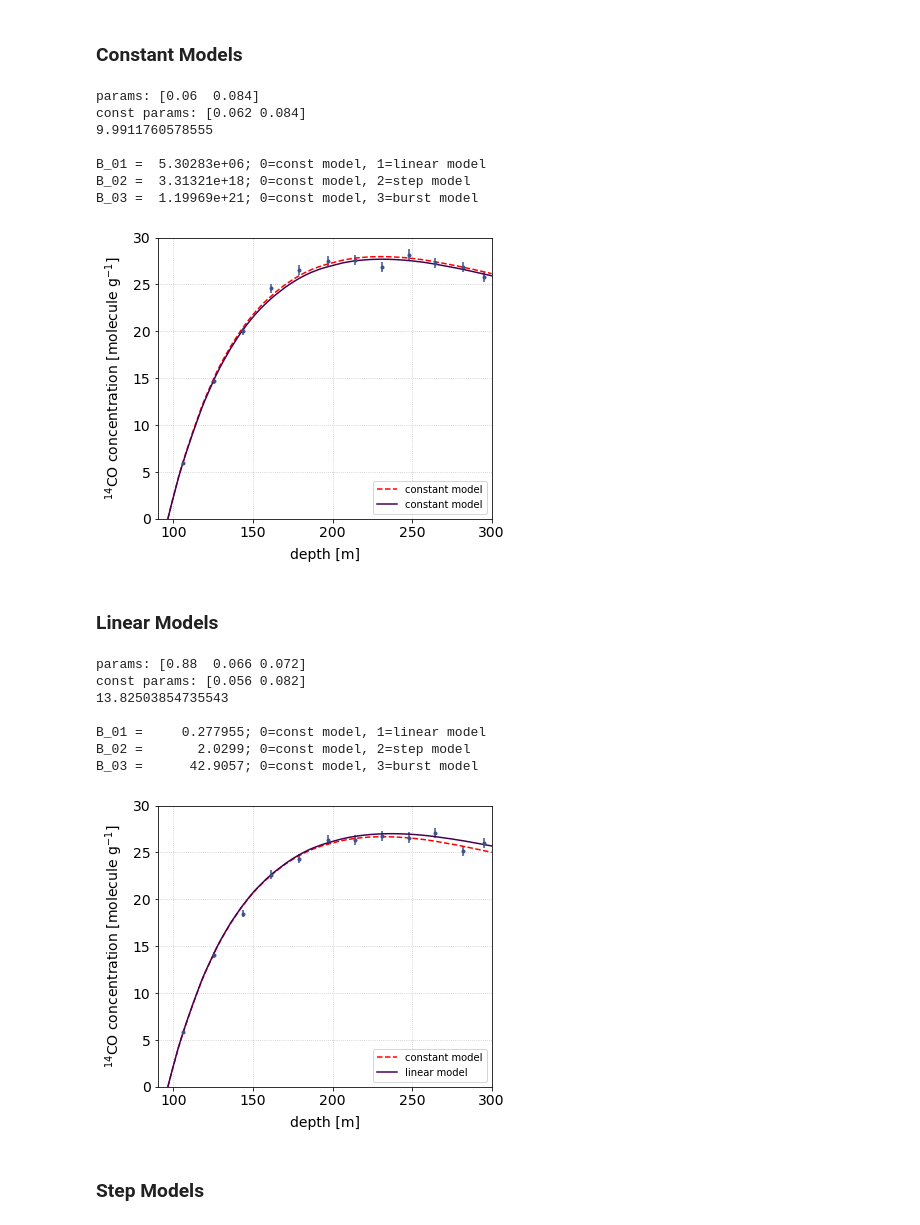
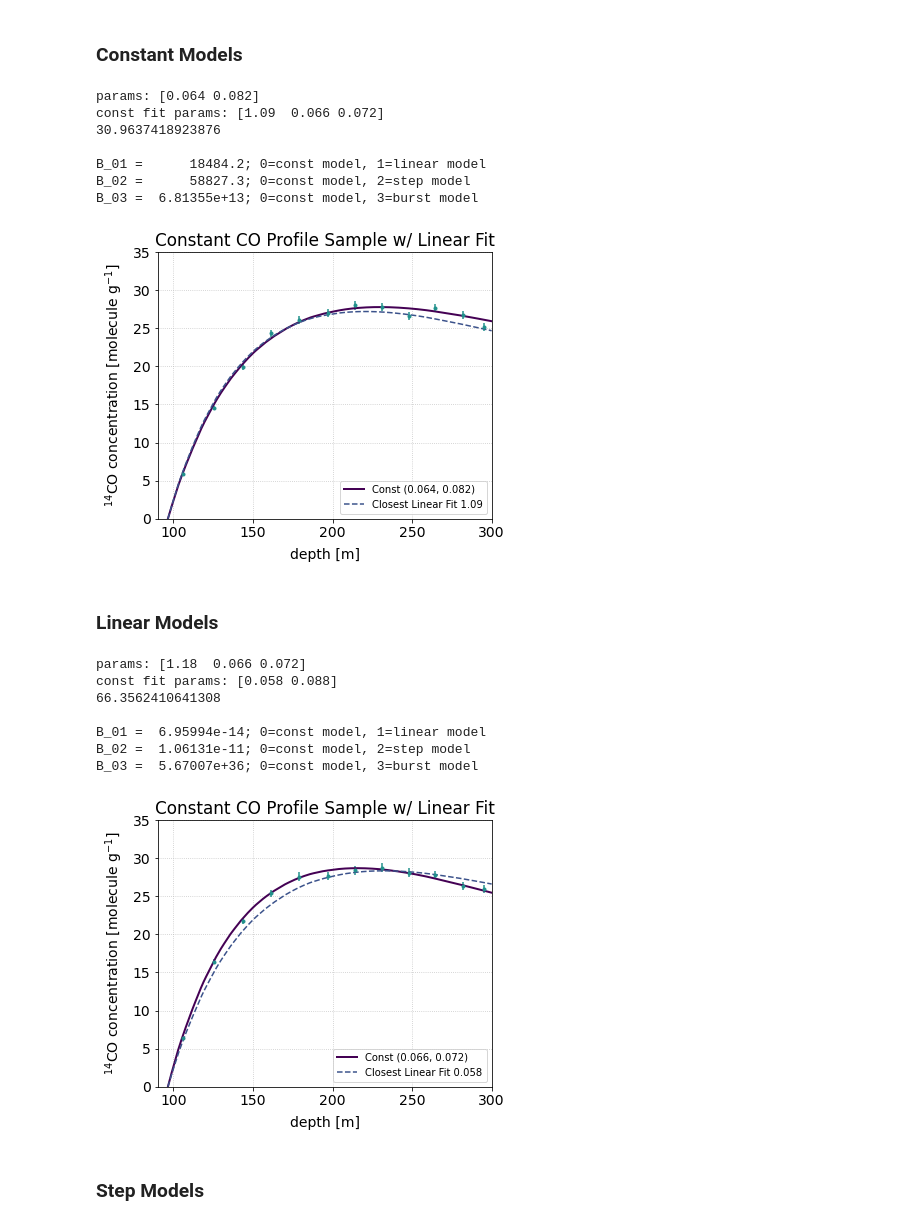
Before and after one commit to 14CO/Dome-C-Sensitivity, a Jupyter notebook: gcr-sensitivity.ipynb, the cells around one changed output. Saved outputs shown, nothing was run; the diff lists cells and outputs as text; code cells hidden in the pictures.

```diff
--- a/gcr-sensitivity.ipynb
+++ b/gcr-sensitivity.ipynb
@@ -193,0 +177,6 @@ burst_models.import_prior('14CO_f_all_ChiSq.csv')
+# %%
+index = a.argsort()
+print(index)
+ind = index[np.arange(len(index)-1,-1,-900)]
+print(a[ind])
+i0 = a.argmin()
@@ -193,0 +189,16 @@ burst_models.import_prior('14CO_f_all_ChiSq.csv')
+# %%
+dist = param_dist(const_models, [fmu_neg, fmu_fast])
+j = dist.argmin()
+data_const = const_models.models[j]
+
+fig, ax = plt.subplots(1,1, figsize=(6,5), tight_layout=True)
+for i in ind:
+    ax.plot(linear_models.models[i].z, linear_models.models[i].CO, label='Linear {}'.format(linear_models.parameters[i]))
+ax.plot(linear_models.models[i0].z, linear_models.models[i0].CO, label='Linear {}'.format(linear_models.parameters[i0]))
+ax.plot(data_const.z, data_const.CO, ls='--', lw=2, c='red', label='Const ({:.3f}, {:.3f})'.format(fmu_neg, fmu_fast))
+ax.set(xlim=(90,300),
+        xlabel='depth [m]',
+        ylim=(0,35),
+        ylabel=r'$^{14}$CO concentration [molecule g$^{-1}$]')
+ax.legend(loc='lower right', fontsize=6)
+plt.title('Linear Model CO Profiles')
@@ -213,8 +276,8 @@ def param_chi2(model, CO_samp, dCO_samp):
 # %%
 def plot_model(m, theta0 = []): # plots model# m against constant model, takes random sample, and calculates Bayes factors
-    #dist = param_dist(const_models, [fmu_neg, fmu_fast])
-    #i = dist.argmin()
-    #data_const = const_models.models[i]
+    dist = param_dist(const_models, [fmu_neg, fmu_fast])
+    i = dist.argmin()
+    data_const = const_models.models[i]
 
     #dist = param_dist(Models[m], theta0s[m])
     #j = dist.argmin()
@@ -230,22 +293,25 @@ def plot_model(m, theta0 = []): # plots model# m against constant model, takes r
 
     z_samp, CO_samp, dCO_samp = data_lin.sample_z()
 
-    chi2 = param_chi2(const_models, CO_samp, dCO_samp) - 2*const_models.logprior
+    fit_models = const_models
+    chi2 = param_chi2(fit_models, CO_samp, dCO_samp) - 2*fit_models.logprior
     i = chi2.argmin()
-    data_const = const_models.models[i]
-    print('const params: {}'.format(const_models.parameters[i]))
+    const_fit = fit_models.models[i]
+    print('const fit params: {}'.format(fit_models.parameters[i]))
     print(chi2[i])
     print()
 
     fig, ax = plt.subplots(1,1, figsize=(6,5), tight_layout=True)
-    ax.plot(data_const.z, data_const.CO, 'r--', label='constant model')
-    ax.plot(data_lin.z, data_lin.CO, label=modelNames[m]+' model')
+    #ax.plot(data_const.z, data_const.CO, 'r--', label='constant model')
+    ax.plot(data_lin.z, data_lin.CO, lw=2, label='Const {}'.format(Models[m].fofactors[j]))
+    ax.plot(const_fit.z, const_fit.CO, ls='--', label='Closest Linear Fit {}'.format(fit_models.parameters[i][0]))
     ax.errorbar(z_samp, CO_samp, yerr=dCO_samp, fmt='.')
     ax.set(xlim=(90,300),
            xlabel='depth [m]',
-           ylim=(0,30),
+           ylim=(0,35),
            ylabel=r'$^{14}$CO concentration [molecule g$^{-1}$]')
     ax.legend(loc='lower right', fontsize=10)
+    plt.title('Constant CO Profile Sample w/ Linear Fit')
 
     # Try out some likelihood ratio tests.
     B01 = const_models.likelihood(z_samp, CO_samp, dCO_samp) / linear_models.likelihood(z_samp, CO_samp, dCO_samp)
@@ -259,33 +325,33 @@ def plot_model(m, theta0 = []): # plots model# m against constant model, takes r
 # %% [markdown]
 ### Constant Models
 # %%
-plot_model(0)
+plot_model(0, [1, 1])
 # The Bayes factors should all be large because we generated data from the constant model.
 # %% [output]
-params: [0.06  0.084]
-const params: [0.062 0.084]
-9.9911760578555
+params: [0.064 0.082]
+const fit params: [1.09  0.066 0.072]
+30.9637418923876
 
-B_01 =  5.30283e+06; 0=const model, 1=linear model
-B_02 =  3.31321e+18; 0=const model, 2=step model
-B_03 =  1.19969e+21; 0=const model, 3=burst model
+B_01 =      18484.2; 0=const model, 1=linear model
+B_02 =      58827.3; 0=const model, 2=step model
+B_03 =  6.81355e+13; 0=const model, 3=burst model
-[figure, old version]
+[figure, new version]
 # %% [markdown]
 ### Linear Models
 # %%
-plot_model(1, [0.88, fmu_neg, fmu_fast])
+plot_model(1, [1.18, fmu_neg, fmu_fast])
 # B_01 should be small, favoring the linear model.
 # B_02 may be small, favoring the step model.
 # B_03 could be large, favoring the constant model over the burst model.
 # %% [output]
-params: [0.88  0.066 0.072]
-const params: [0.056 0.082]
-13.82503854735543
+params: [1.18  0.066 0.072]
+const fit params: [0.058 0.088]
+66.3562410641308
 
-B_01 =     0.277955; 0=const model, 1=linear model
-B_02 =       2.0299; 0=const model, 2=step model
-B_03 =      42.9057; 0=const model, 3=burst model
+B_01 =  6.95994e-14; 0=const model, 1=linear model
+B_02 =  1.06131e-11; 0=const model, 2=step model
+B_03 =  5.67007e+36; 0=const model, 3=burst model
-[figure, old version]
+[figure, new version]
 # %% [markdown]
 ### Step Models
 # %%
```
Also changed, not shown: parts of 35 cells of this notebook, 4 other files.
